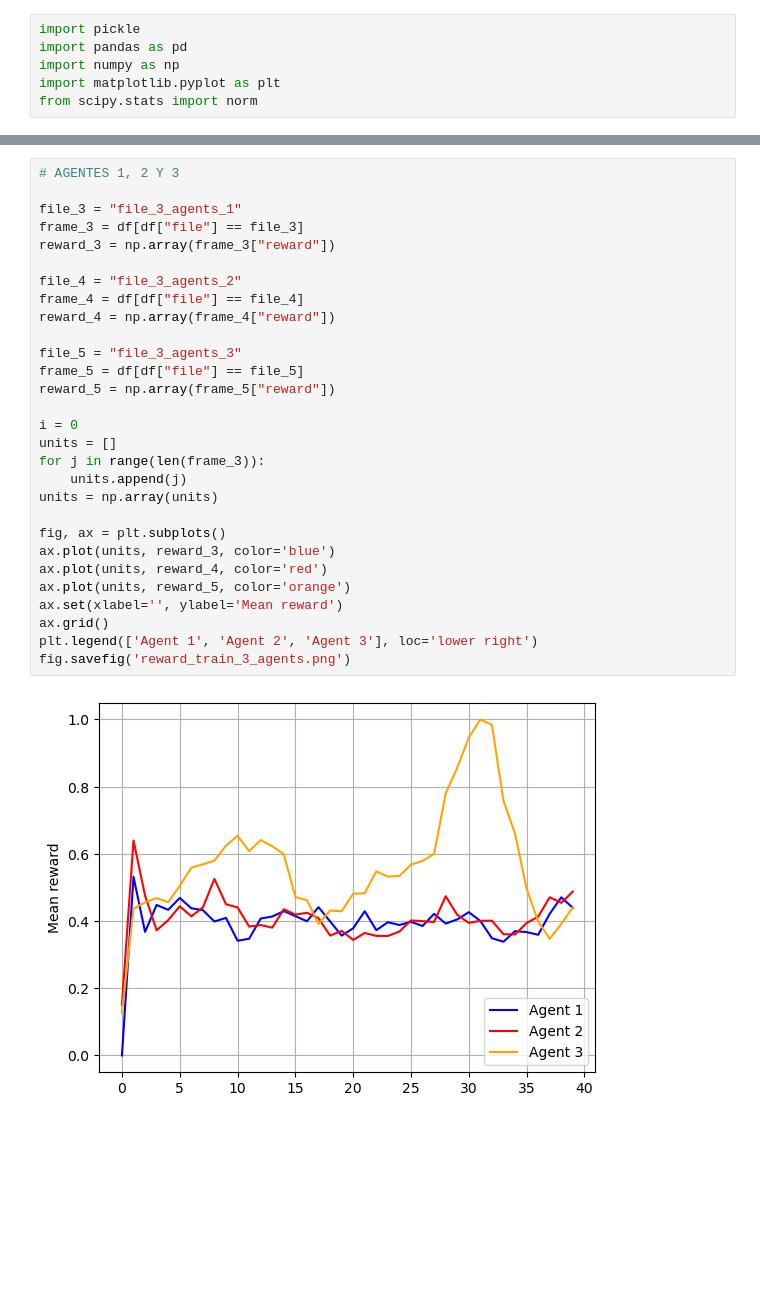
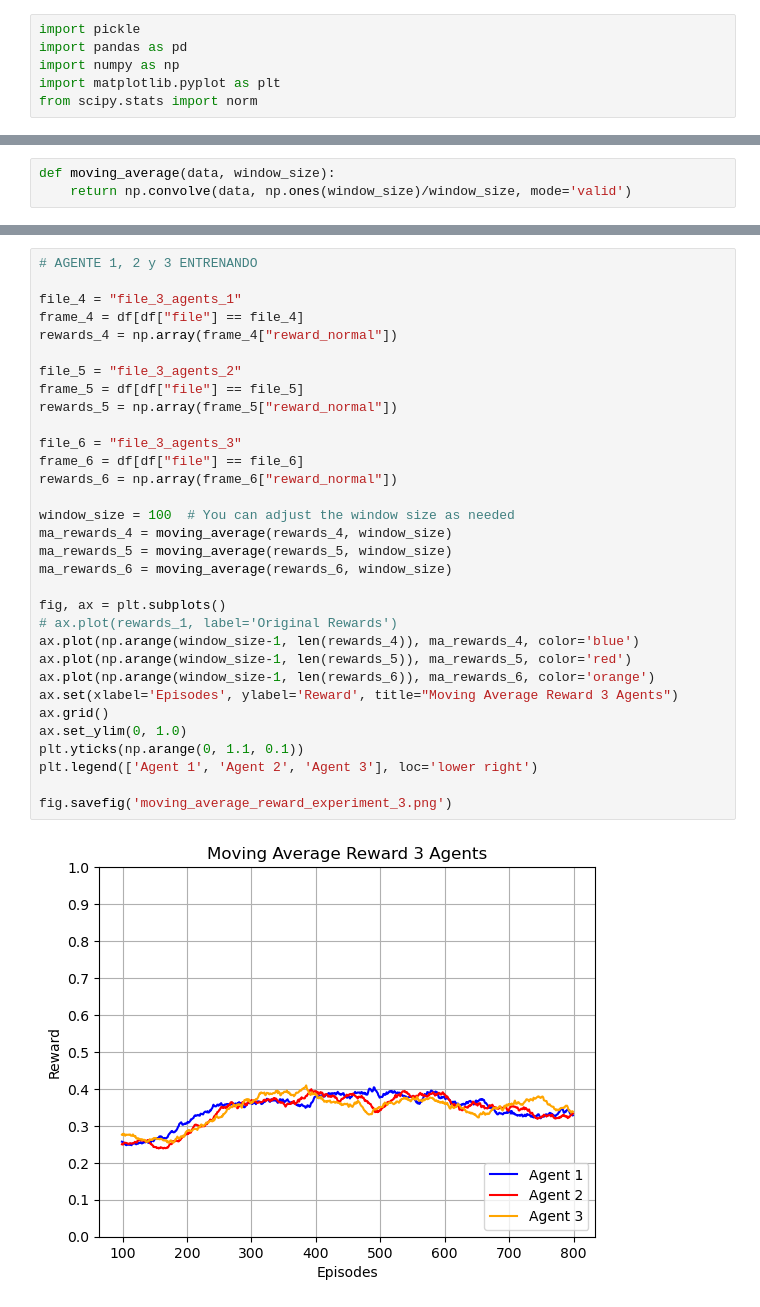
Before and after one commit to MauGutierrez/ros2-federated, a Jupyter notebook: scripts/ros_fl.ipynb, the cells around one changed output, grey strips where cells are left out. Drawn from its saved outputs; the diff is of its cells as text; blank space fills up the shorter version.

```diff
--- a/scripts/ros_fl.ipynb
+++ b/scripts/ros_fl.ipynb
@@ -43,3 +32,6 @@ def get_values_from_log(my_file, testing=None):
+# %%
+def moving_average(data, window_size):
+    return np.convolve(data, np.ones(window_size)/window_size, mode='valid')
 # %%
 my_files = [
     {
@@ -146,31 +144,34 @@ fig.savefig('reward_train_2_agents.png')
 # %%
-# AGENTES 1, 2 Y 3
+# AGENTE 1, 2 y 3 ENTRENANDO
 
-file_3 = "file_3_agents_1"
-frame_3 = df[df["file"] == file_3]
-reward_3 = np.array(frame_3["reward"])
+file_4 = "file_3_agents_1"
+frame_4 = df[df["file"] == file_4]
+rewards_4 = np.array(frame_4["reward_normal"])
 
-file_4 = "file_3_agents_2"
-frame_4 = df[df["file"] == file_4]
-reward_4 = np.array(frame_4["reward"])
+file_5 = "file_3_agents_2"
+frame_5 = df[df["file"] == file_5]
+rewards_5 = np.array(frame_5["reward_normal"])
 
-file_5 = "file_3_agents_3"
-frame_5 = df[df["file"] == file_5]
-reward_5 = np.array(frame_5["reward"])
+file_6 = "file_3_agents_3"
+frame_6 = df[df["file"] == file_6]
+rewards_6 = np.array(frame_6["reward_normal"])
 
-i = 0
-units = []
-for j in range(len(frame_3)):
-    units.append(j)
-units = np.array(units)
+window_size = 100  # You can adjust the window size as needed
+ma_rewards_4 = moving_average(rewards_4, window_size)
+ma_rewards_5 = moving_average(rewards_5, window_size)
+ma_rewards_6 = moving_average(rewards_6, window_size)
 
 fig, ax = plt.subplots()
-ax.plot(units, reward_3, color='blue')
-ax.plot(units, reward_4, color='red')
-ax.plot(units, reward_5, color='orange')
-ax.set(xlabel='', ylabel='Mean reward')
+# ax.plot(rewards_1, label='Original Rewards')
+ax.plot(np.arange(window_size-1, len(rewards_4)), ma_rewards_4, color='blue')
+ax.plot(np.arange(window_size-1, len(rewards_5)), ma_rewards_5, color='red')
+ax.plot(np.arange(window_size-1, len(rewards_6)), ma_rewards_6, color='orange')
+ax.set(xlabel='Episodes', ylabel='Reward', title="Moving Average Reward 3 Agents")
 ax.grid()
+ax.set_ylim(0, 1.0)
+plt.yticks(np.arange(0, 1.1, 0.1))
 plt.legend(['Agent 1', 'Agent 2', 'Agent 3'], loc='lower right')
-fig.savefig('reward_train_3_agents.png')
+
+fig.savefig('moving_average_reward_experiment_3.png')
 # %% [output]
-[figure, old version]
+[figure, new version]
```
Also changed, not shown: parts of 24 cells of this notebook, 13 other files.
